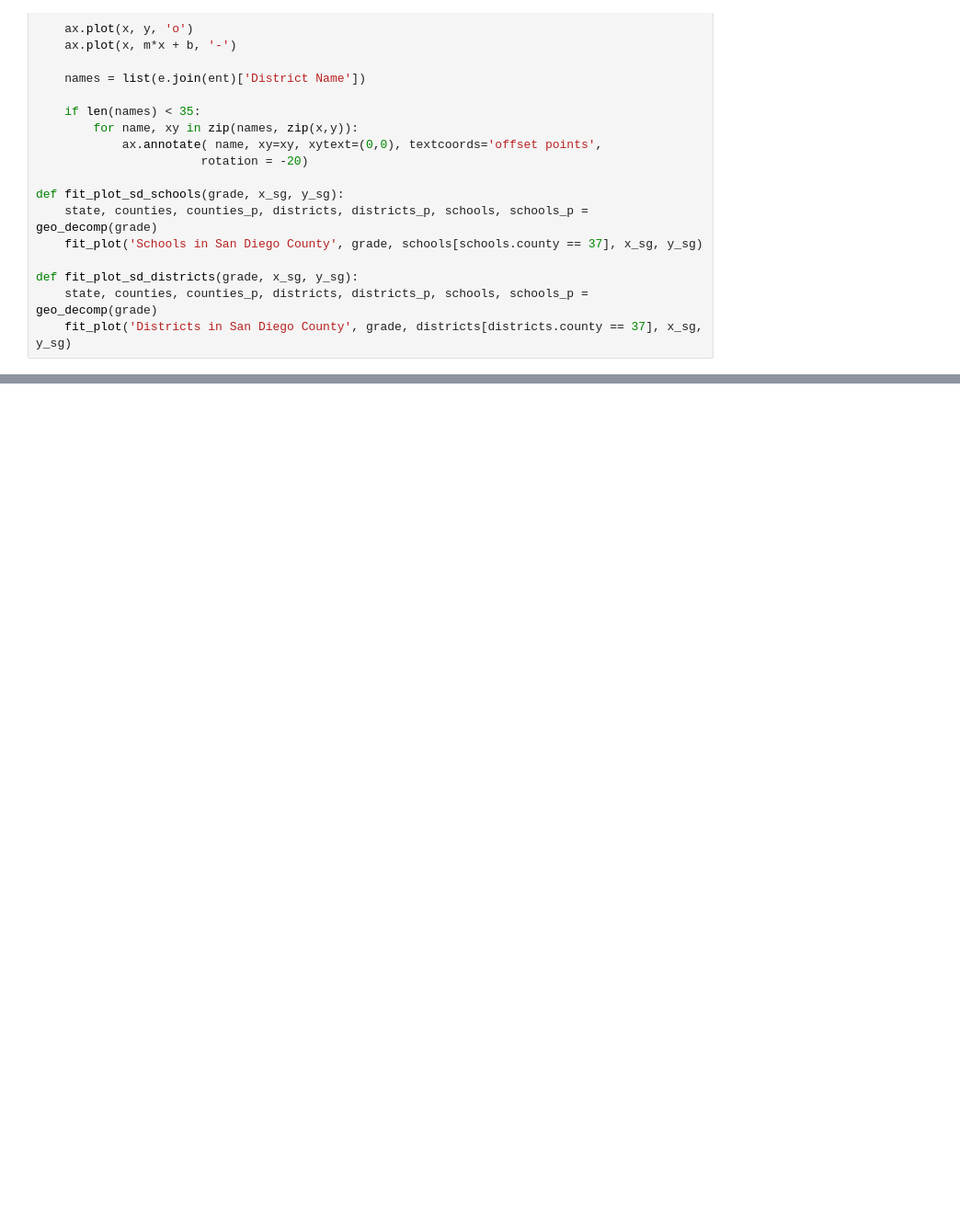
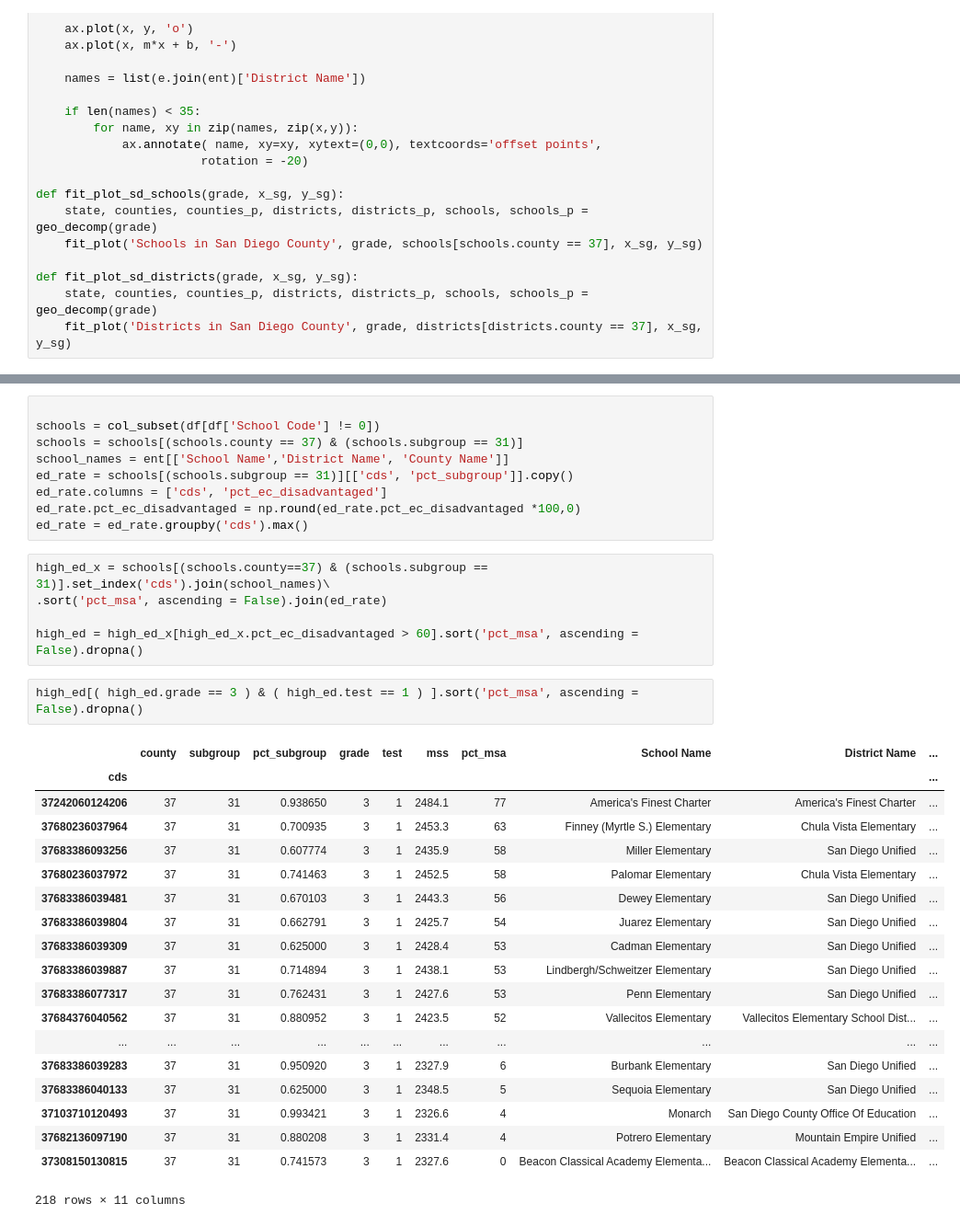
Before and after one commit to sandiegodata-projects/333-CAASPP, a Jupyter notebook: eric/Scatter.ipynb, the cells around one changed output, grey strips where cells are left out. Shown at 92% size. Drawn from its saved outputs; the diff is of its cells as text; blank space fills up the shorter version.

```diff
--- a/eric/Scatter.ipynb
+++ b/eric/Scatter.ipynb
@@ -182,0 +214,36 @@ fit_plot_sd_districts( 11, 31, 1)
+# %%
+
+schools = col_subset(df[df['School Code'] != 0])
+schools = schools[(schools.county == 37) & (schools.subgroup == 31)]
+school_names = ent[['School Name','District Name', 'County Name']]
+ed_rate = schools[(schools.subgroup == 31)][['cds', 'pct_subgroup']].copy()
+ed_rate.columns = ['cds', 'pct_ec_disadvantaged']
+ed_rate.pct_ec_disadvantaged = np.round(ed_rate.pct_ec_disadvantaged *100,0)
+ed_rate = ed_rate.groupby('cds').max()
+# %%
+high_ed_x = schools[(schools.county==37) & (schools.subgroup == 31)].set_index('cds').join(school_names)\
+.sort('pct_msa', ascending = False).join(ed_rate)
+
+high_ed = high_ed_x[high_ed_x.pct_ec_disadvantaged > 60].sort('pct_msa', ascending = False).dropna()
+# %%
+high_ed[( high_ed.grade == 3 ) & ( high_ed.test == 1 ) ].sort('pct_msa', ascending = False).dropna()
+# %% [output]
+|  | county | subgroup | pct_subgroup | grade | test | mss | pct_msa | School Name | District Name | ... |
+| cds |  |  |  |  |  |  |  |  |  | ... |
+| 37242060124206 | 37 | 31 | 0.938650 | 3 | 1 | 2484.1 | 77 | America's Finest Charter | America's Finest Charter | ... |
+| 37680236037964 | 37 | 31 | 0.700935 | 3 | 1 | 2453.3 | 63 | Finney (Myrtle S.) Elementary | Chula Vista Elementary | ... |
+| 37683386093256 | 37 | 31 | 0.607774 | 3 | 1 | 2435.9 | 58 | Miller Elementary | San Diego Unified | ... |
+| 37680236037972 | 37 | 31 | 0.741463 | 3 | 1 | 2452.5 | 58 | Palomar Elementary | Chula Vista Elementary | ... |
+| 37683386039481 | 37 | 31 | 0.670103 | 3 | 1 | 2443.3 | 56 | Dewey Elementary | San Diego Unified | ... |
+| 37683386039804 | 37 | 31 | 0.662791 | 3 | 1 | 2425.7 | 54 | Juarez Elementary | San Diego Unified | ... |
+| 37683386039309 | 37 | 31 | 0.625000 | 3 | 1 | 2428.4 | 53 | Cadman Elementary | San Diego Unified | ... |
+| 37683386039887 | 37 | 31 | 0.714894 | 3 | 1 | 2438.1 | 53 | Lindbergh/Schweitzer Elementary | San Diego Unified | ... |
+| 37683386077317 | 37 | 31 | 0.762431 | 3 | 1 | 2427.6 | 53 | Penn Elementary | San Diego Unified | ... |
+| 37684376040562 | 37 | 31 | 0.880952 | 3 | 1 | 2423.5 | 52 | Vallecitos Elementary | Vallecitos Elementary School Dist... | ... |
+| ... | ... | ... | ... | ... | ... | ... | ... | ... | ... | ... |
+| 37683386039283 | 37 | 31 | 0.950920 | 3 | 1 | 2327.9 | 6 | Burbank Elementary | San Diego Unified | ... |
+| 37683386040133 | 37 | 31 | 0.625000 | 3 | 1 | 2348.5 | 5 | Sequoia Elementary | San Diego Unified | ... |
+| 37103710120493 | 37 | 31 | 0.993421 | 3 | 1 | 2326.6 | 4 | Monarch | San Diego County Office Of Education | ... |
+| 37682136097190 | 37 | 31 | 0.880208 | 3 | 1 | 2331.4 | 4 | Potrero Elementary | Mountain Empire Unified | ... |
+| 37308150130815 | 37 | 31 | 0.741573 | 3 | 1 | 2327.6 | 0 | Beacon Classical Academy Elementa... | Beacon Classical Academy Elementa... | ... |
+218 rows × 11 columns
```
Also changed, not shown: parts of 7 cells of this notebook.
